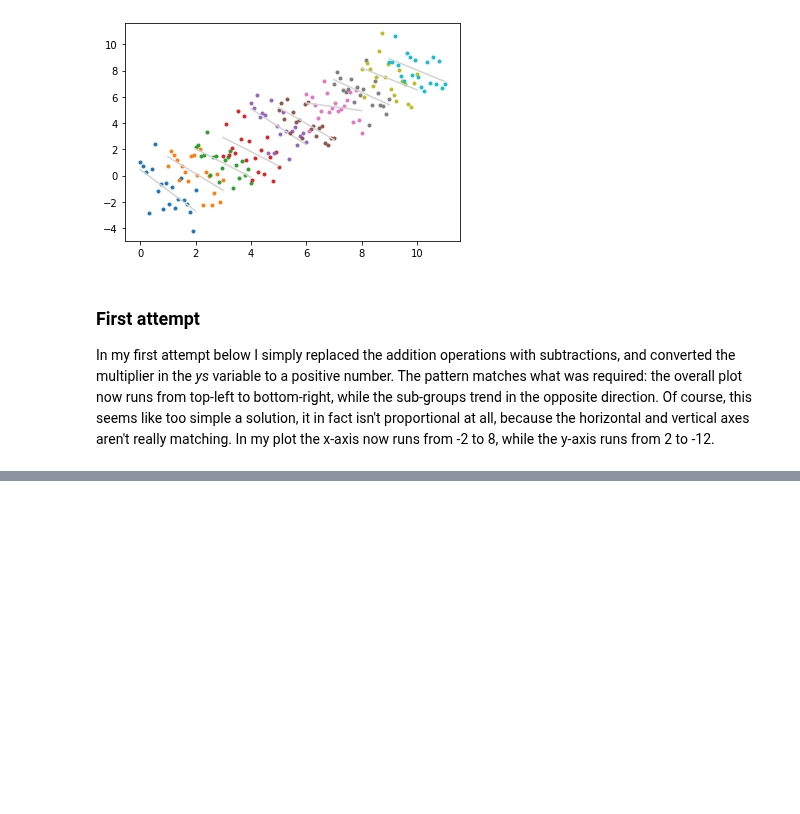
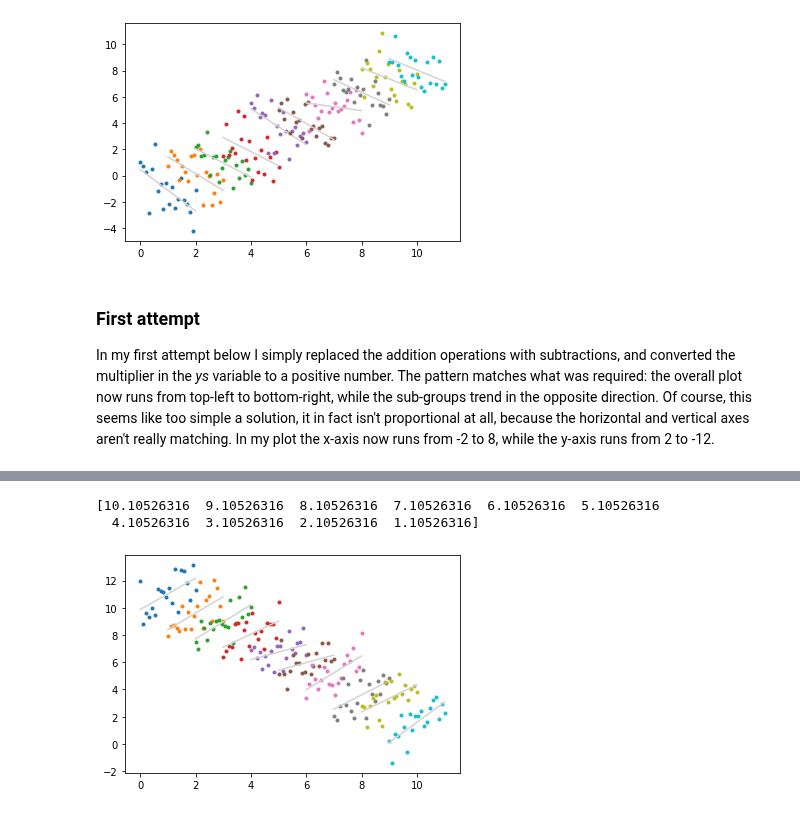
Before and after one commit to kiehozero/atu-fundda2022, a Jupyter notebook: practicals/06-outliers.ipynb, the cells around one changed output, grey strips where cells are left out. Cells and saved outputs as stored; diff of their text form; code cells hidden in the pictures; blank space fills up the shorter version.

```diff
--- a/practicals/06-outliers-INC.ipynb
+++ b/practicals/06-outliers.ipynb
@@ -149,0 +133,23 @@ for i in range(len(xs)):
+# %%
+# Same as original, creates 10 sets of 20 points, the lower boundary of each set being the value of i
+xs = np.array([np.linspace(i, i + 2.0, 20) for i in range(10)])
+# Add the length of xs to establish a higher upper bound for each plot
+ys = np.array([len(xs) + 1.0 * xs[i] - 2 * i for i in range(len(xs))])
+# print mean of each range to demonstrate steadily decreasing value for each loop
+print(ys[:,1])
+# all code beyond this point doesn't need to change, x and y reduce xs and ys to one-dimensional ranges
+x = xs.flatten()
+y = ys.flatten()
+
+ys = ys + np.random.normal(0.0, 1.0, ys.shape)
+
+for i in range(len(xs)):
+    plt.plot(xs[i], ys[i], '.')
+    m, c = np.polyfit(xs[i], ys[i], 1)
+    xbestfit = np.linspace(xs[i].min(), xs[i].max(), 50)
+    ybestfit = m * xbestfit + c
+    plt.plot(xbestfit, ybestfit, color='lightgrey');
+# %% [output]
+[10.10526316  9.10526316  8.10526316  7.10526316  6.10526316  5.10526316
+  4.10526316  3.10526316  2.10526316  1.10526316]
+[figure, added]
```
Also changed, not shown: parts of 5 cells of this notebook, 1 other file.
